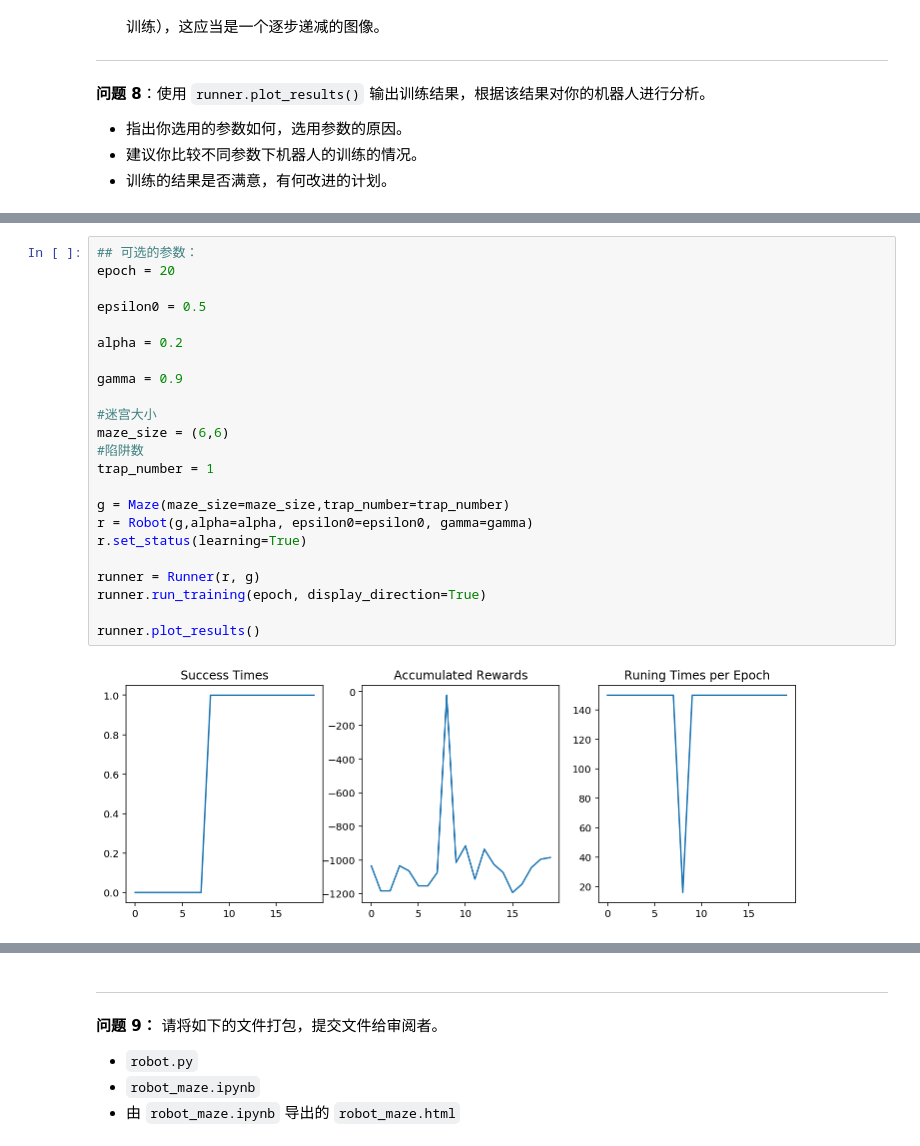
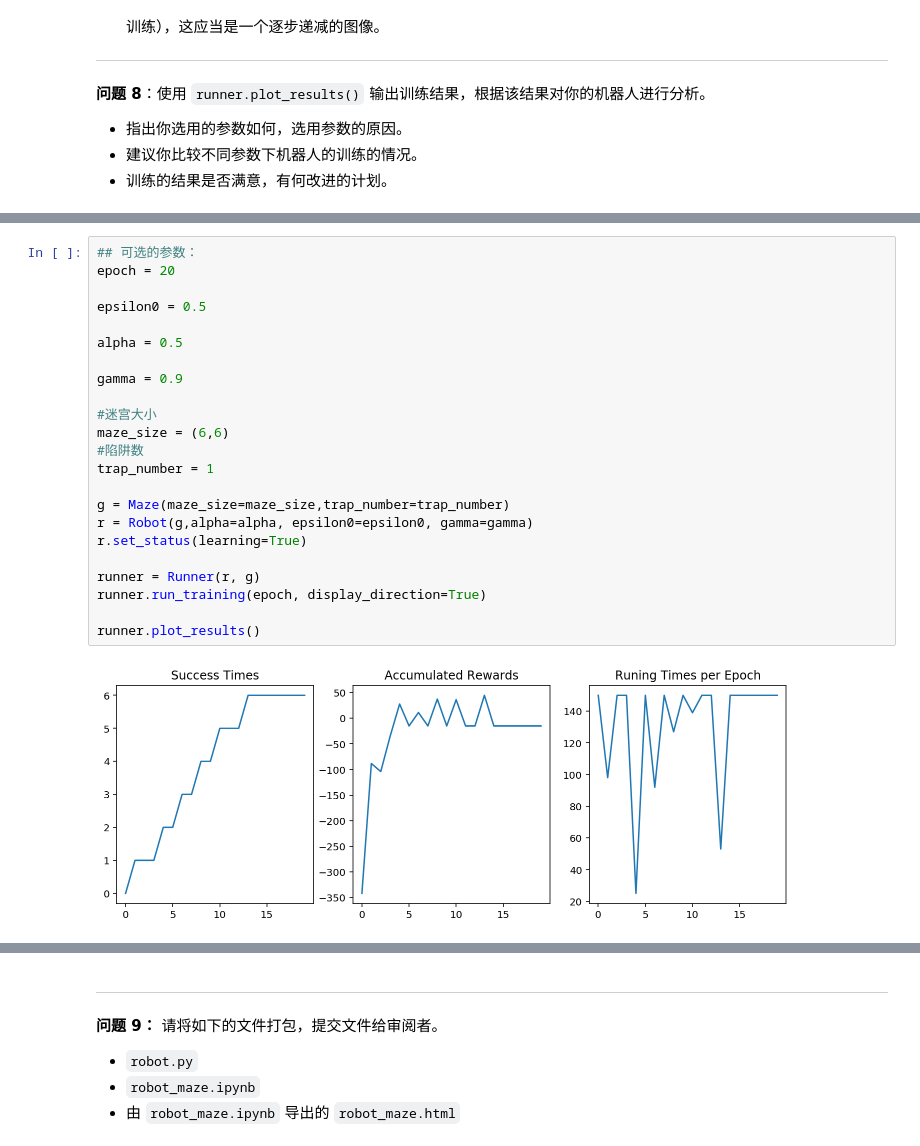
Before and after one commit to etangyushan/qlearning_maze, a Jupyter notebook: robot_maze.ipynb, the cells around one changed output, grey strips where cells are left out. Saved outputs shown, nothing was run; the diff lists cells and outputs as text.

```diff
--- a/robot_maze.ipynb
+++ b/robot_maze.ipynb
@@ -343,28 +341,28 @@ runner.plot_results()
 # %%
 ## 可选的参数：
 epoch = 20
 
 epsilon0 = 0.5
 
-alpha = 0.2
+alpha = 0.5
 
 gamma = 0.9
 
 #迷宫大小
 maze_size = (6,6)
 #陷阱数
 trap_number = 1
 
 g = Maze(maze_size=maze_size,trap_number=trap_number)
 r = Robot(g,alpha=alpha, epsilon0=epsilon0, gamma=gamma)
 r.set_status(learning=True)
 
 runner = Runner(r, g)
 runner.run_training(epoch, display_direction=True)
 
 runner.plot_results()
 # %% [output]
-[figure, old version]
+[figure, new version]
 # %% [markdown]
 (回答区)
 
```
Also changed, not shown: parts of 8 cells of this notebook, 2 other files.
